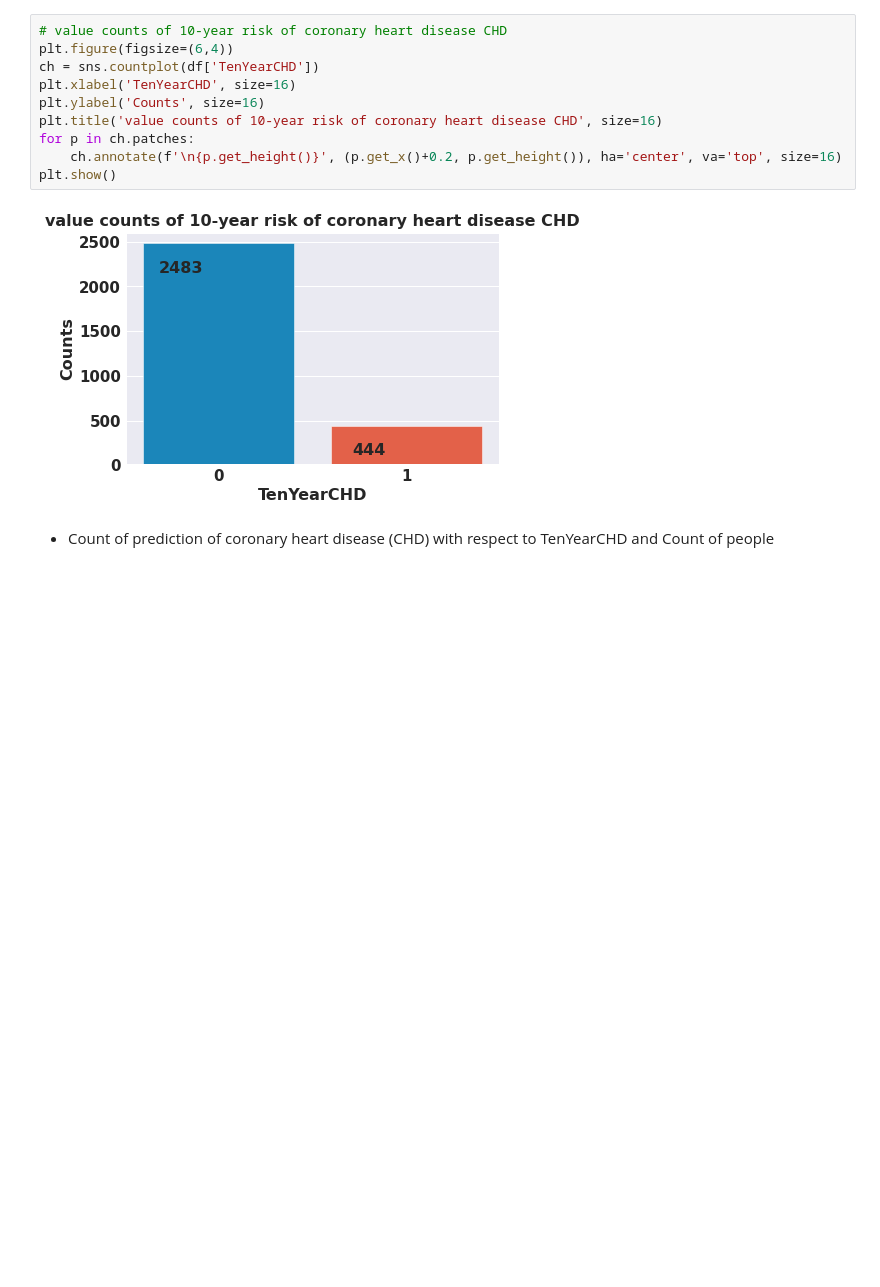
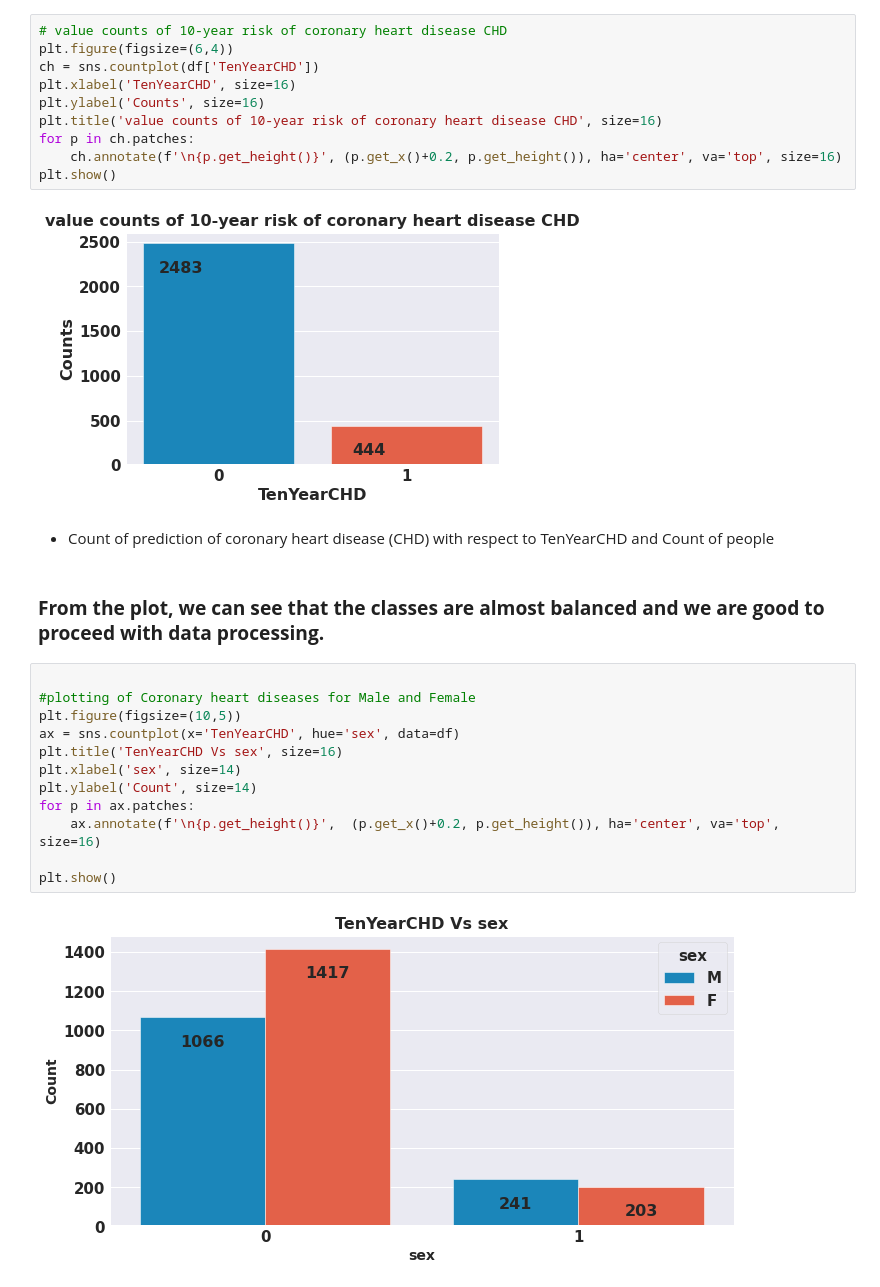
Before and after one commit to yuvarajmahajan/Cardiovascular-Risk-Prediction, a Jupyter notebook: Capstone_Project_Cardiovascular_Risk_Prediction.ipynb, the cells around one changed output. Saved outputs shown, nothing was run; the diff lists cells and outputs as text; blank space fills up the shorter version.

```diff
--- a/Capstone_Project_Cardiovascular_Risk_Prediction.ipynb
+++ b/Capstone_Project_Cardiovascular_Risk_Prediction.ipynb
@@ -382,3 +382,19 @@ plt.show()
 [figure]
 # %% [markdown]
 * Count of prediction of  coronary heart disease (CHD) with respect to TenYearCHD and Count  of people
+# %% [markdown]
+### **From the plot, we can see that the classes are almost balanced and we are good to proceed with data processing.**
+# %%
+
+#plotting of Coronary heart diseases for Male and Female
+plt.figure(figsize=(10,5))
+ax = sns.countplot(x='TenYearCHD', hue='sex', data=df)
+plt.title('TenYearCHD Vs sex', size=16)
+plt.xlabel('sex', size=14)
+plt.ylabel('Count', size=14)
+for p in ax.patches:
+    ax.annotate(f'\n{p.get_height()}',  (p.get_x()+0.2, p.get_height()), ha='center', va='top', size=16)
+
+plt.show()
+# %% [output]
+[figure, added]
```
Also changed, not shown: parts of 19 cells of this notebook.
